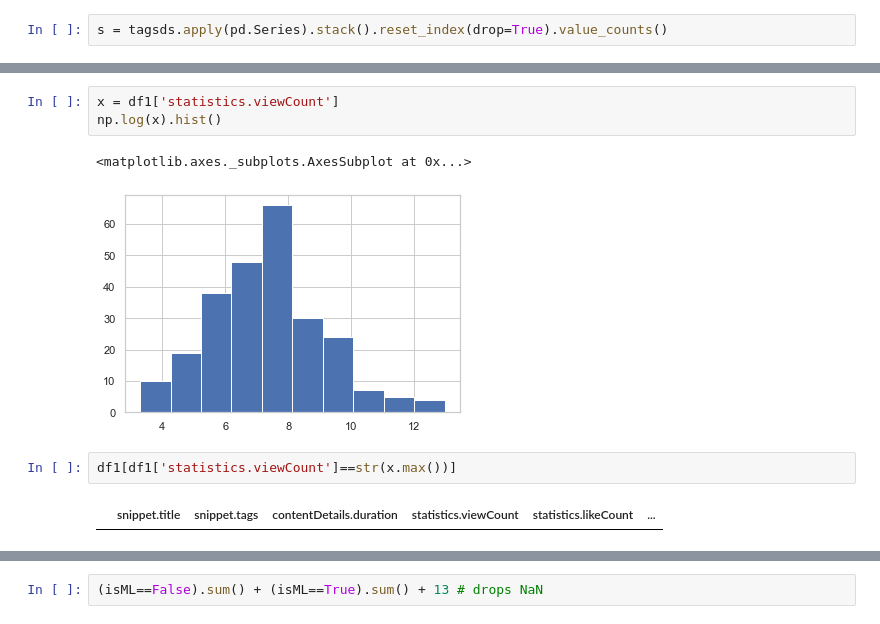
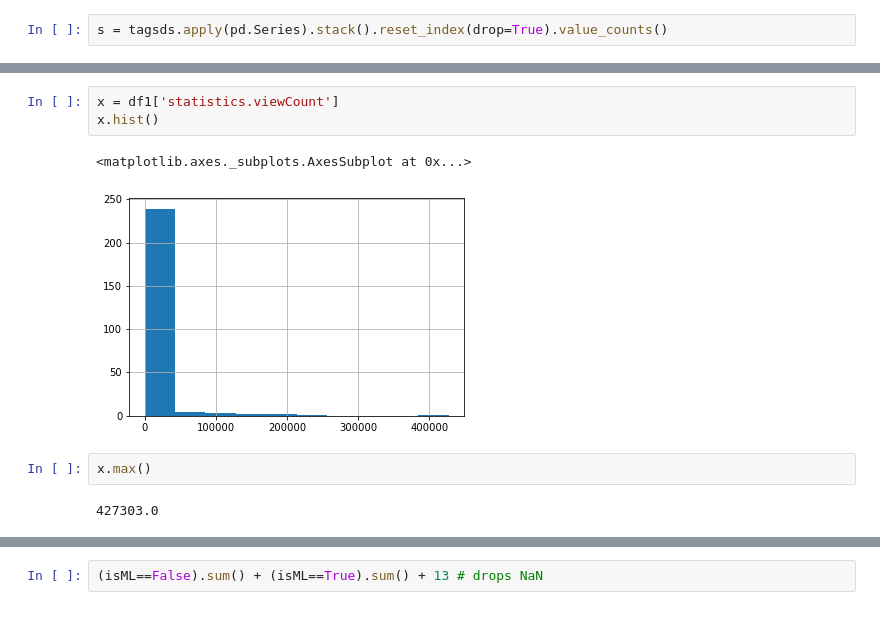
Before and after one commit to shivan-s/MrBourkeYoutubeStats, a Jupyter notebook: MrBourkeYoutubeStats.ipynb, the cells around one changed output, grey strips where cells are left out. Drawn from its saved outputs; the diff is of its cells as text.

```diff
--- a/MrBourkeYoutubeStats.ipynb
+++ b/MrBourkeYoutubeStats.ipynb
@@ -216,14 +226,14 @@ ai                                            11
 dtype: int64
 # %%
 x = df1['statistics.viewCount']
-np.log(x).hist()
+x.hist()
 # %% [output]
 <matplotlib.axes._subplots.AxesSubplot at 0x...>
-[figure, old version]
+[figure, new version]
-# %%
-df1[df1['statistics.viewCount']==str(x.max())]
-# %% [output]
-|  | snippet.title | snippet.tags | contentDetails.duration | statistics.viewCount | statistics.likeCount | ... |
+# %%
+x.max()
+# %% [output]
+427303.0
 # %%
 isML = tagsds.str.contains(pat='machine learning', regex=False)
 isML
```
Also changed, not shown: parts of 26 cells of this notebook, 1 other file.
